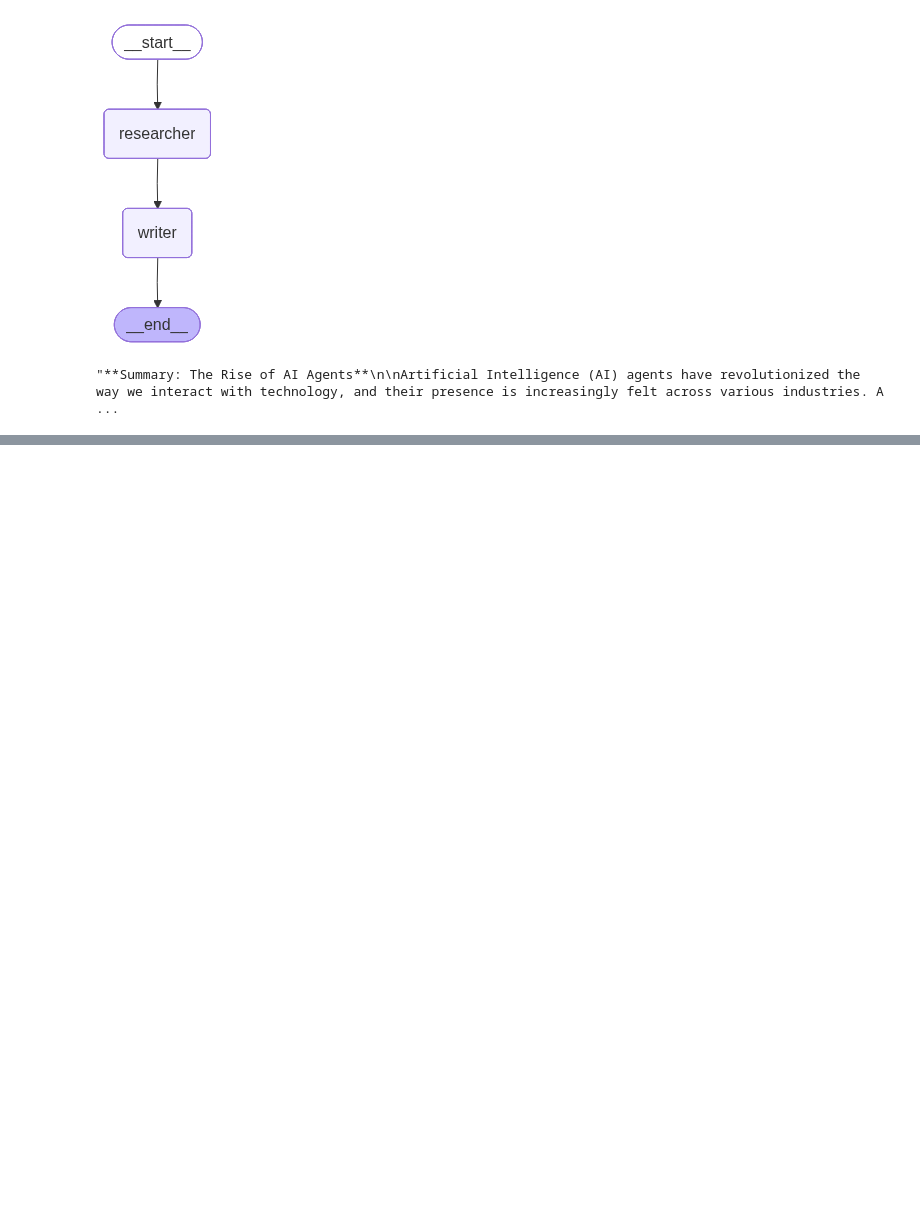
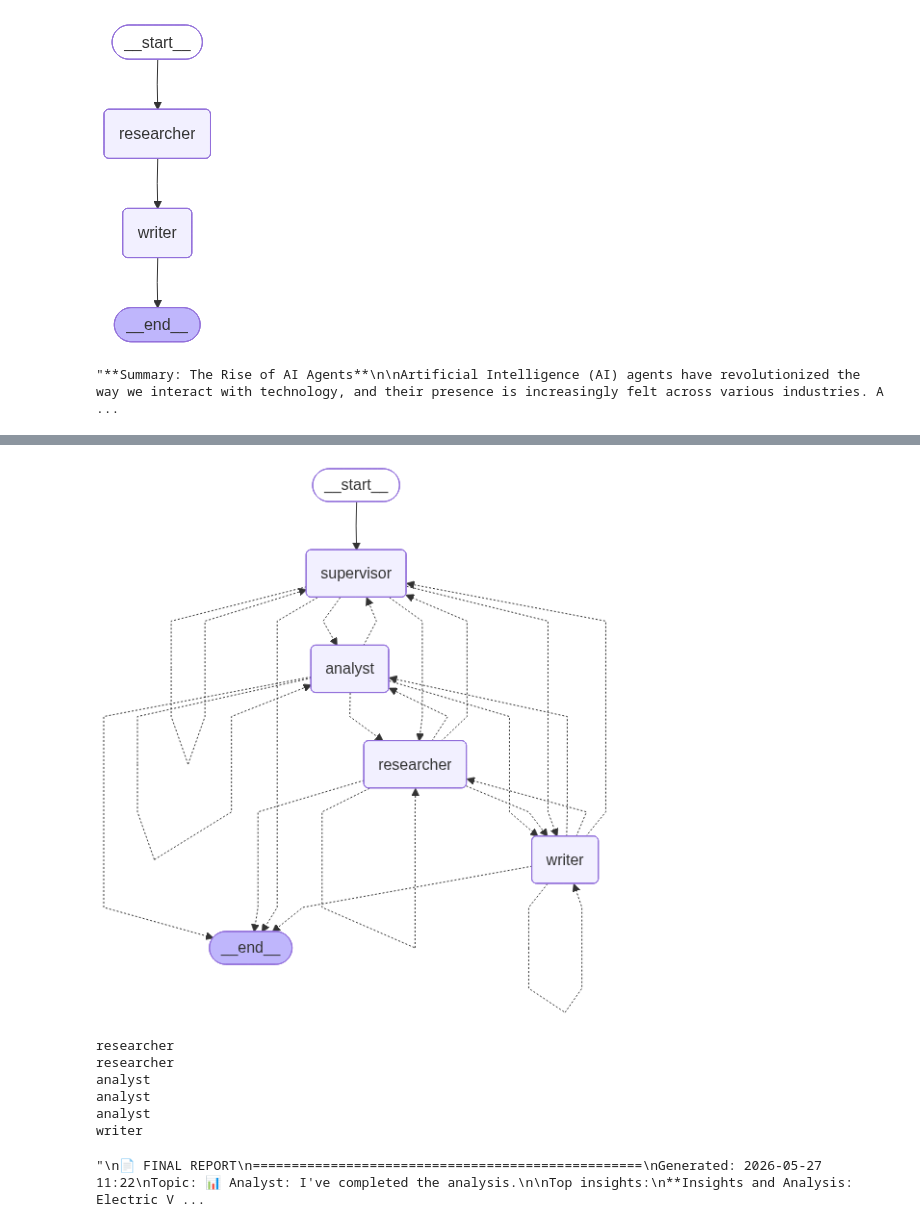
Before and after one commit to Rishi5377/Learn-Langgraph, a Jupyter notebook: Agents/multiagents.ipynb, the cells around one changed output, grey strips where cells are left out. Drawn from its saved outputs; the diff is of its cells as text; code cells hidden in the pictures; blank space fills up the shorter version.

Commit message:
Multi Agents

```diff
--- a/Agents/multiagents.ipynb
+++ b/Agents/multiagents.ipynb
@@ -125,0 +135,13 @@ response["messages"][-1].content
+# %%
+# ===================================
+# State Definition
+# ===================================
+
+class SupervisorState(MessagesState):
+    """State for the multi-agent system"""
+    next_agent: str = ""
+    research_data: str = ""
+    analysis: str = ""
+    final_report: str = ""
+    task_complete: bool = False
+    current_task: str = ""
@@ -125,0 +371,46 @@ response["messages"][-1].content
+# %%
+# Create workflow
+workflow = StateGraph(SupervisorState)
+
+# Add nodes
+workflow.add_node("supervisor", supervisor_agent)
+workflow.add_node("researcher", researcher_agent)
+workflow.add_node("analyst", analyst_agent)
+workflow.add_node("writer", writer_agent)
+
+# Set entry point
+workflow.set_entry_point("supervisor")
+
+# Add routing
+for node in ["supervisor", "researcher", "analyst", "writer"]:
+    workflow.add_conditional_edges(
+        node,
+        router,
+        {
+            "supervisor": "supervisor",
+            "researcher": "researcher",
+            "analyst": "analyst",
+            "writer": "writer",
+            END: END
+        }
+    )
+
+graph=workflow.compile()
+# %%
+graph
+# %% [output]
+[figure, added]
+# %%
+response=graph.invoke(HumanMessage(content="What are the benefits and risks of AI in business?"))
+# %% [output]
+researcher
+researcher
+analyst
+analyst
+analyst
+writer
+# %%
+
+response['final_report']
+# %% [output]
+"\n📄 FINAL REPORT\n==================================================\nGenerated: 2026-05-27 11:22\nTopic: 📊 Analyst: I've completed the analysis.\n\nTop insights:\n**Insights and Analysis: Electric V ...
```
Also changed, not shown: parts of 9 cells of this notebook.
